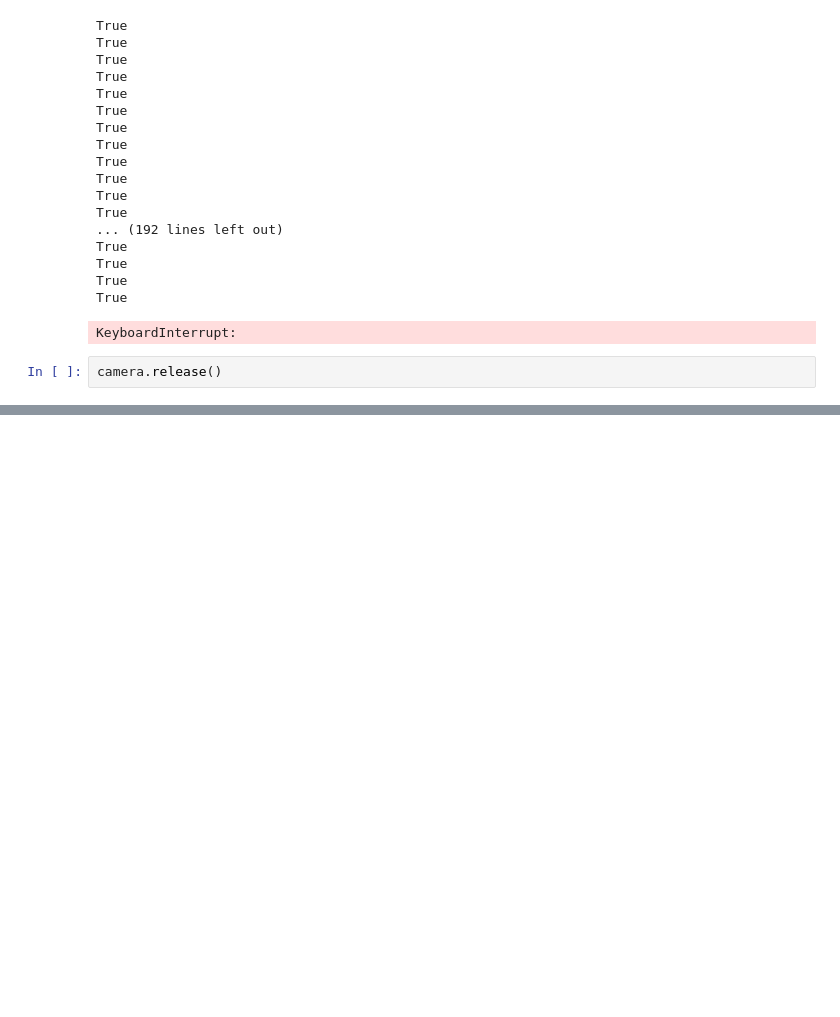
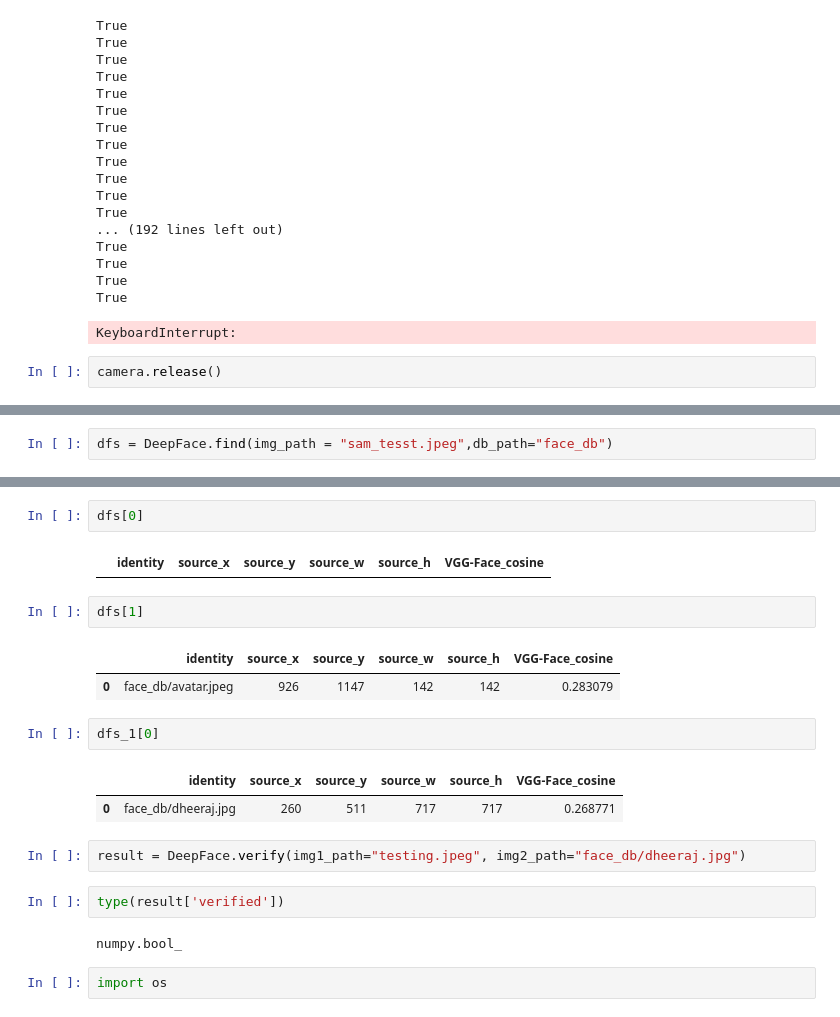
Before and after one commit to dheerajgajula02/Resolute-AI-, a Jupyter notebook: rough.ipynb, the cells around one changed output, grey strips where cells are left out. Drawn from its saved outputs; the diff is of its cells as text; blank space fills up the shorter version.

```diff
--- a/rough.ipynb
+++ b/rough.ipynb
@@ -166,0 +251,2 @@ camera.release()
+# %%
+dfs = DeepFace.find(img_path = "sam_tesst.jpeg",db_path="face_db")
@@ -166,0 +296,22 @@ camera.release()
+# %%
+dfs[0]
+# %% [output]
+|  | identity | source_x | source_y | source_w | source_h | VGG-Face_cosine |
+# %%
+dfs[1]
+# %% [output]
+|  | identity | source_x | source_y | source_w | source_h | VGG-Face_cosine |
+| 0 | face_db/avatar.jpeg | 926 | 1147 | 142 | 142 | 0.283079 |
+# %%
+dfs_1[0]
+# %% [output]
+|  | identity | source_x | source_y | source_w | source_h | VGG-Face_cosine |
+| 0 | face_db/dheeraj.jpg | 260 | 511 | 717 | 717 | 0.268771 |
+# %%
+result = DeepFace.verify(img1_path="testing.jpeg", img2_path="face_db/dheeraj.jpg")
+# %%
+type(result['verified'])
+# %% [output]
+numpy.bool_
+# %%
+import os
```
Also changed, not shown: parts of 22 cells of this notebook, 11 other files.
